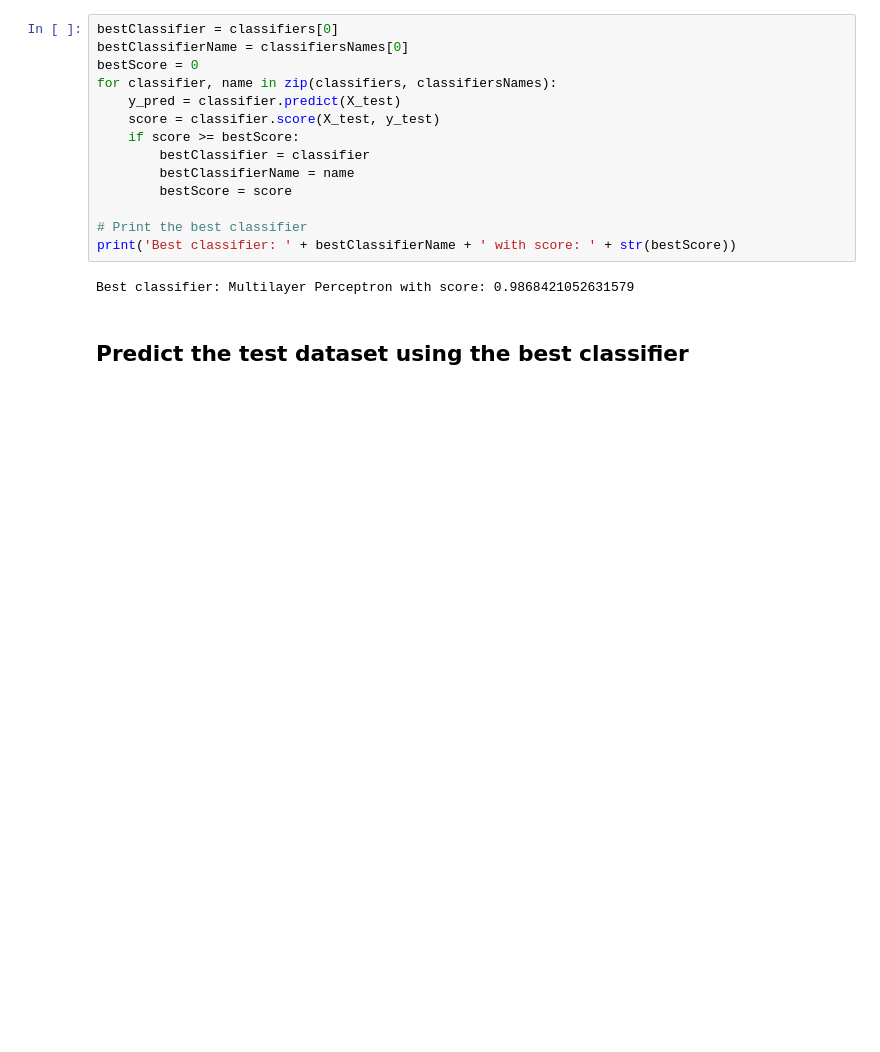
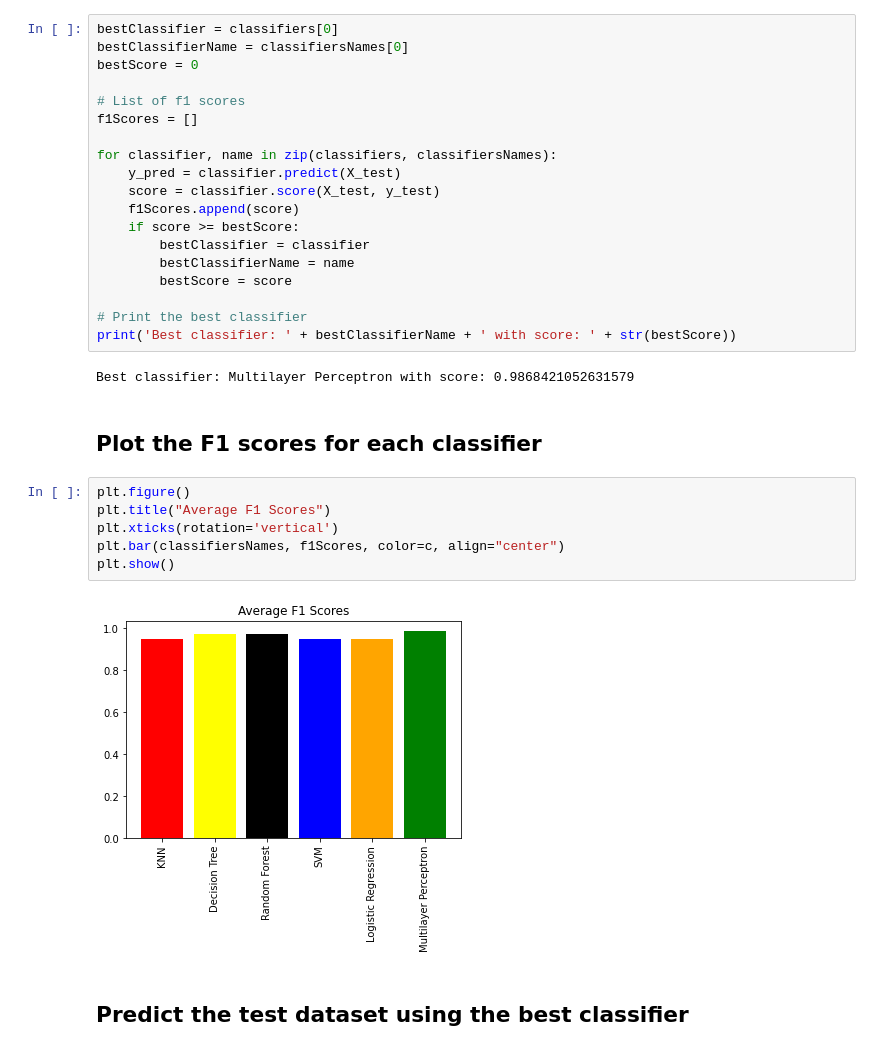
Before and after one commit to angelomorgado/apis-bee-classification, a Jupyter notebook: Projeto_Individual_m12306.ipynb, the cells around one changed output. Drawn from its saved outputs; the diff is of its cells as text; blank space fills up the shorter version.

```diff
--- a/Projeto_Individual_m12306.ipynb
+++ b/Projeto_Individual_m12306.ipynb
@@ -162,9 +177,14 @@ According to multiple sources, the F1 score is the best metric to determine the
 bestClassifier = classifiers[0]
 bestClassifierName = classifiersNames[0]
 bestScore = 0
+
+# List of f1 scores
+f1Scores = []
+
 for classifier, name in zip(classifiers, classifiersNames):
     y_pred = classifier.predict(X_test)
     score = classifier.score(X_test, y_test)
+    f1Scores.append(score)
     if score >= bestScore:
         bestClassifier = classifier
         bestClassifierName = name
@@ -174,6 +194,16 @@ for classifier, name in zip(classifiers, classifiersNames):
 print('Best classifier: ' + bestClassifierName + ' with score: ' + str(bestScore))
 # %% [output]
 Best classifier: Multilayer Perceptron with score: 0.9868421052631579
+# %% [markdown]
+## Plot the F1 scores for each classifier
+# %%
+plt.figure()
+plt.title("Average F1 Scores")
+plt.xticks(rotation='vertical')
+plt.bar(classifiersNames, f1Scores, color=c, align="center")
+plt.show()
+# %% [output]
+[figure, added]
 # %% [markdown]
 ## Predict the test dataset using the best classifier
 # %%
```
Also changed, not shown: parts of 4 cells of this notebook, 1 other file.
